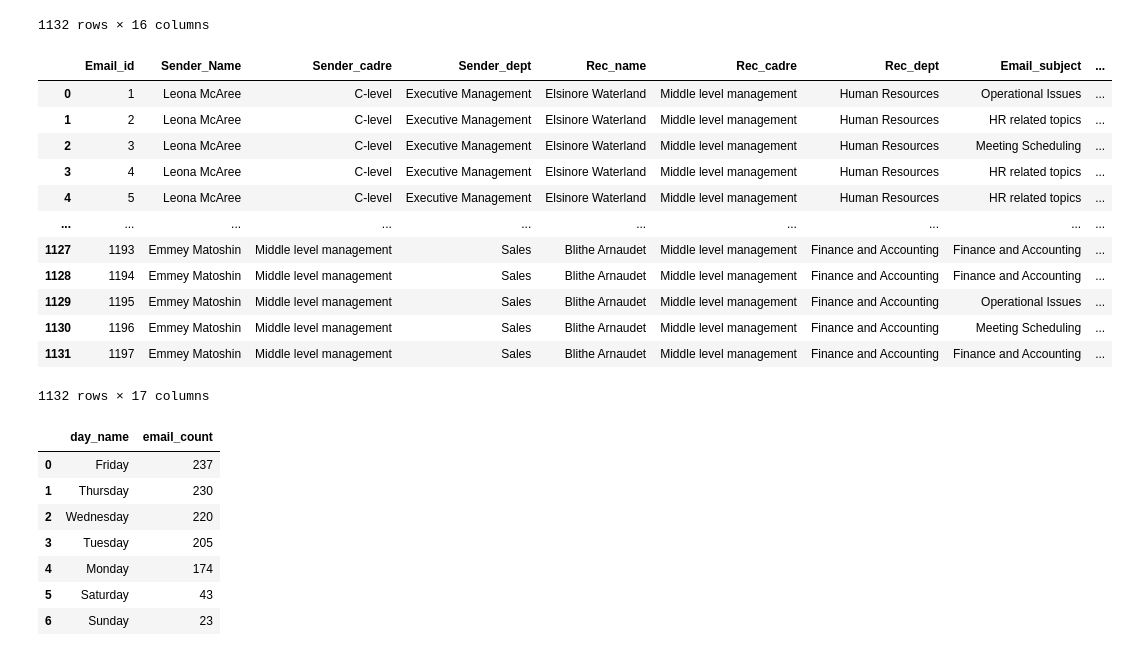
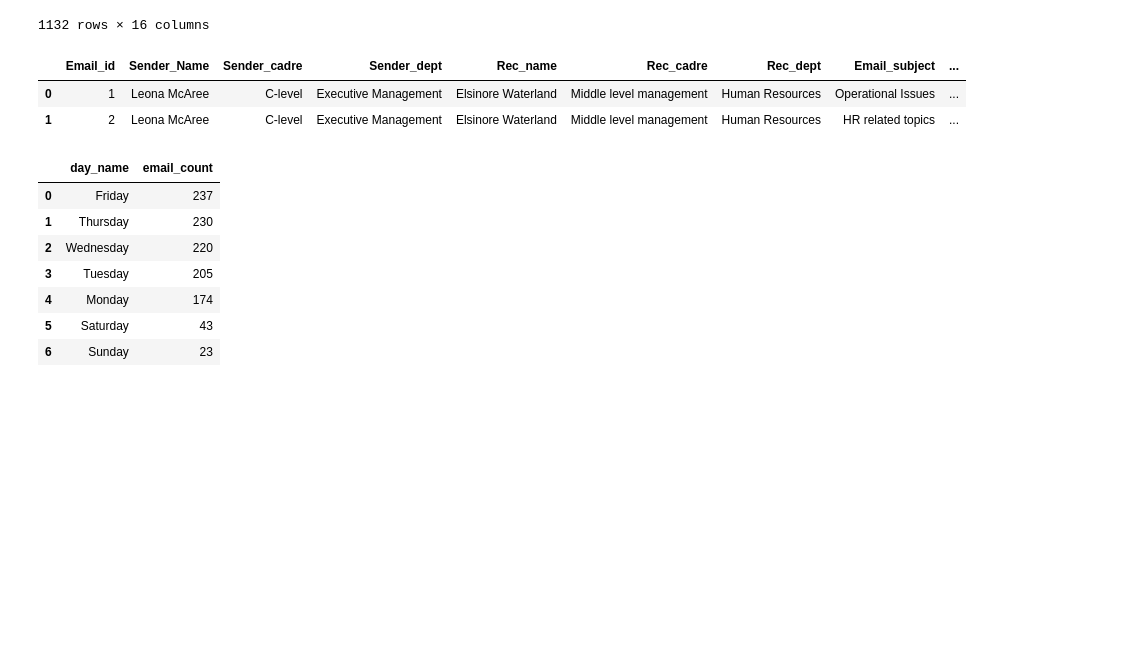
Before and after one commit to djibril968/Python_projects, a Jupyter notebook: Onyx_email_analysis.ipynb, the cells around one changed output. Saved outputs shown, nothing was run; the diff lists cells and outputs as text; code cells hidden in the pictures; blank space fills up the shorter version.

```diff
--- a/Onyx_email_analysis.ipynb
+++ b/Onyx_email_analysis.ipynb
@@ -392,34 +392,24 @@ Email_fact_data
 # %%
 #next we shall create a custom function to enable us get the week no
 
 #first we define our function
 def week_of_month(dt):
     #next we extract the first day of the month
     first_day = dt.replace(day = 1)
     dom = dt.day
     adjusted_dom = first_day.weekday() + dom
     return  int(np.ceil(adjusted_dom/7.0))
 
 
 
 #week_no
 week_extract = Email_fact_data['Msg_Date'].apply(week_of_month)
 Email_fact_data['Week_of_month'] = 'week' + ' ' + week_extract.astype(str)
-Email_fact_data
+Email_fact_data.head(2)
 # %% [output]
 |  | Email_id | Sender_Name | Sender_cadre | Sender_dept | Rec_name | Rec_cadre | Rec_dept | Email_subject | ... |
 | 0 | 1 | Leona McAree | C-level | Executive Management | Elsinore Waterland | Middle level management | Human Resources | Operational Issues | ... |
 | 1 | 2 | Leona McAree | C-level | Executive Management | Elsinore Waterland | Middle level management | Human Resources | HR related topics | ... |
-| 2 | 3 | Leona McAree | C-level | Executive Management | Elsinore Waterland | Middle level management | Human Resources | Meeting Scheduling | ... |
-| 3 | 4 | Leona McAree | C-level | Executive Management | Elsinore Waterland | Middle level management | Human Resources | HR related topics | ... |
-| 4 | 5 | Leona McAree | C-level | Executive Management | Elsinore Waterland | Middle level management | Human Resources | HR related topics | ... |
-| ... | ... | ... | ... | ... | ... | ... | ... | ... | ... |
-| 1127 | 1193 | Emmey Matoshin | Middle level management | Sales | Blithe Arnaudet | Middle level management | Finance and Accounting | Finance and Accounting | ... |
-| 1128 | 1194 | Emmey Matoshin | Middle level management | Sales | Blithe Arnaudet | Middle level management | Finance and Accounting | Finance and Accounting | ... |
-| 1129 | 1195 | Emmey Matoshin | Middle level management | Sales | Blithe Arnaudet | Middle level management | Finance and Accounting | Operational Issues | ... |
-| 1130 | 1196 | Emmey Matoshin | Middle level management | Sales | Blithe Arnaudet | Middle level management | Finance and Accounting | Meeting Scheduling | ... |
-| 1131 | 1197 | Emmey Matoshin | Middle level management | Sales | Blithe Arnaudet | Middle level management | Finance and Accounting | Finance and Accounting | ... |
-1132 rows × 17 columns
 # %%
 #now we shall look at the number of emails by days and week
 email_days = Email_fact_data['day_name'].explode().value_counts().reset_index(name= 'email_count').sort_values('email_count',ascending = False)
```
Also changed, not shown: parts of 1 cell of this notebook.
